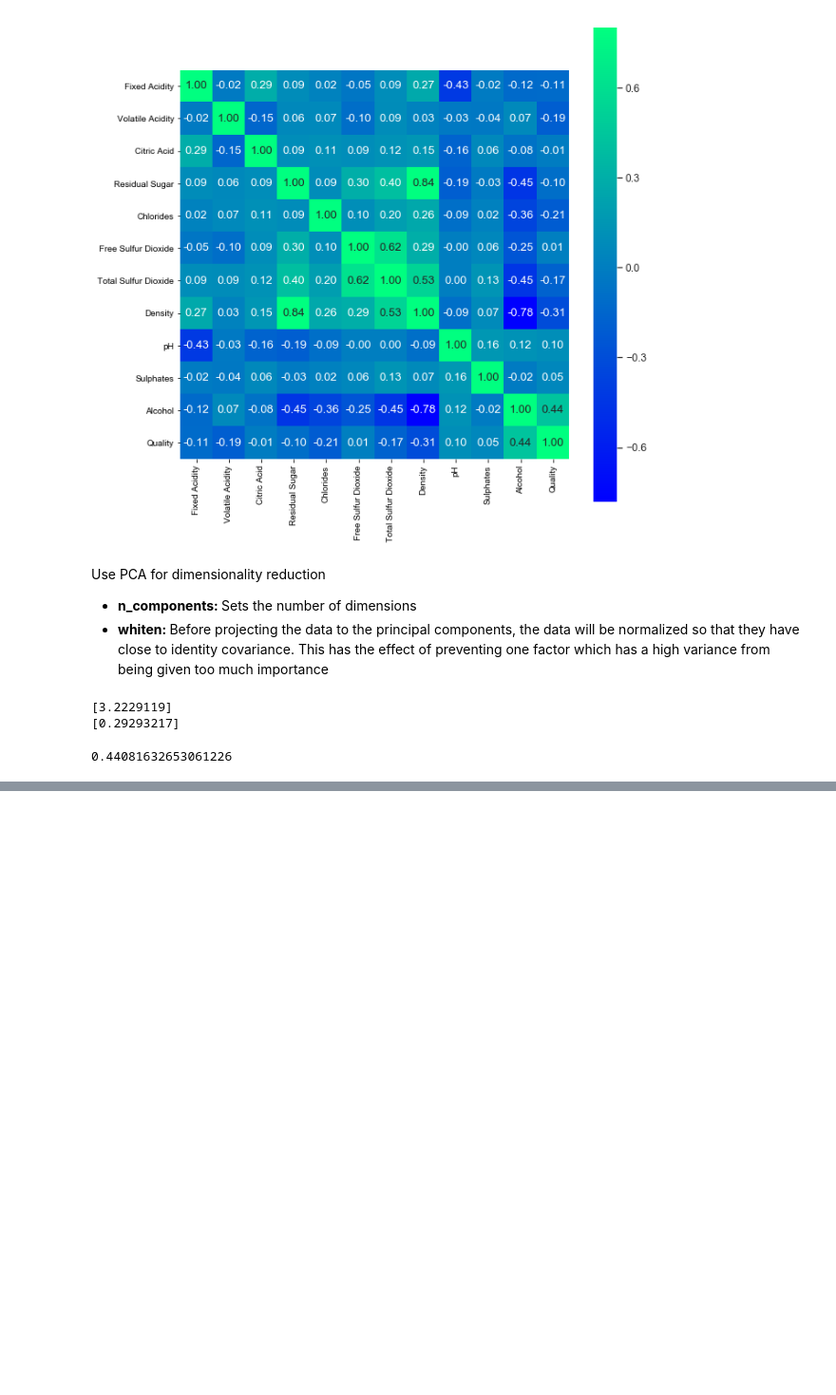
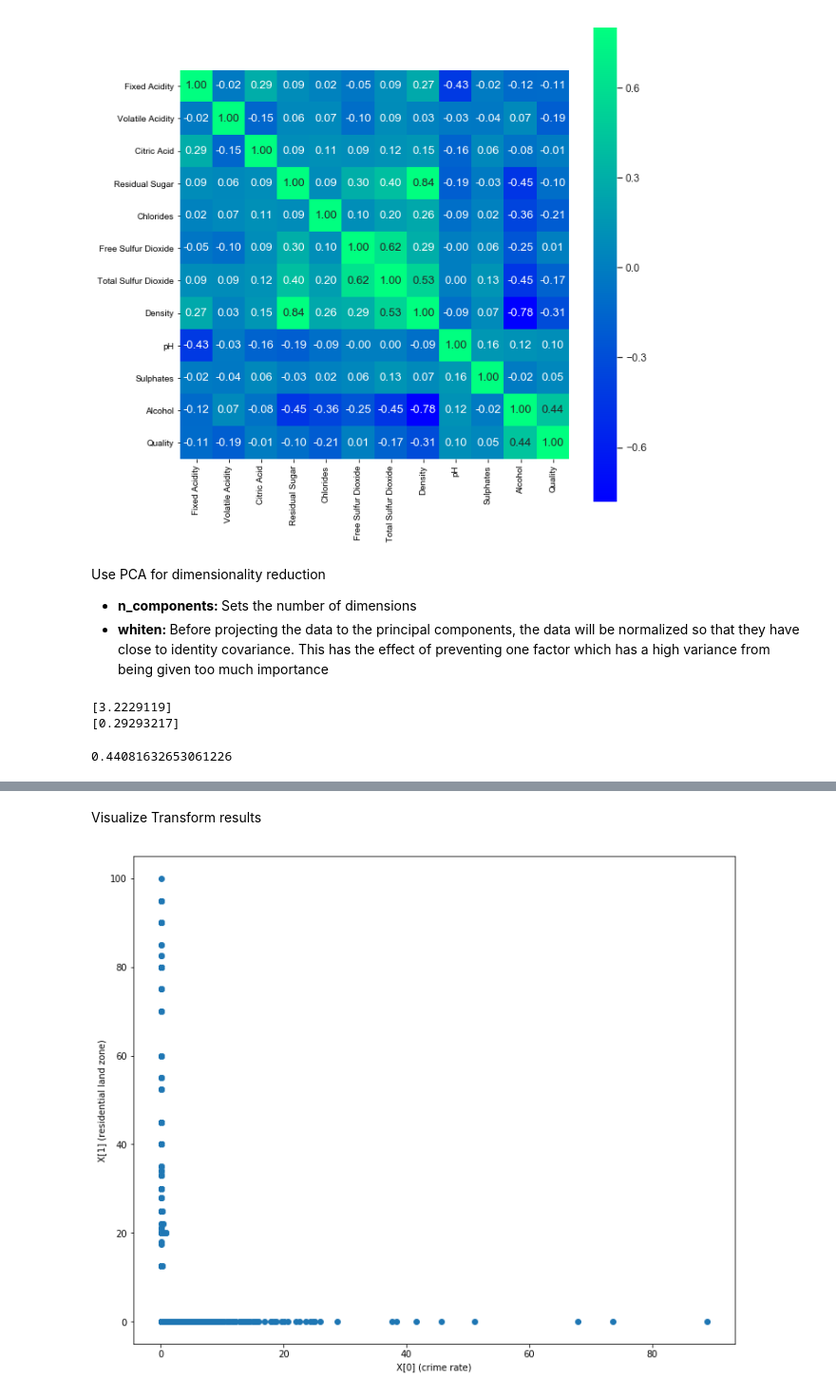
Before and after one commit to ceth-x86/datascience, a Jupyter notebook: scikit-learn/Dimensionality Reduction with PCA.ipynb, the cells around one changed output, grey strips where cells are left out. Shown at 95% size. Saved outputs shown, nothing was run; the diff lists cells and outputs as text; code cells hidden in the pictures; blank space fills up the shorter version.

```diff
--- a/scikit-learn/Dimensionality Reduction with PCA.ipynb
+++ b/scikit-learn/Dimensionality Reduction with PCA.ipynb
@@ -124,0 +242,26 @@ print(accuracy)
+# %%
+model_params = {}
+model_params['statsmodel_reg'] = build_model(ols_reg,
+                                             'Median Home Value',
+                                             FEATURES,
+                                             boston_df,
+                                             7,
+                                             True)
+model       = model_params['statsmodel_reg']['model']
+x_initial   = model_params['statsmodel_reg']['x_initial']
+x_transform = model_params['statsmodel_reg']['x_transform']
+x_train     = model_params['statsmodel_reg']['x_train']
+x_test      = model_params['statsmodel_reg']['x_test']
+y_train     = model_params['statsmodel_reg']['y_train']
+y_test      = model_params['statsmodel_reg']['y_test']
+y_pred      = model_params['statsmodel_reg']['y_pred']
+# %% [markdown]
+Visualize Transform results
+# %%
+fig, ax = plt.subplots(figsize = (12,10))
+
+ax.scatter(x_initial['crime rate'], x_initial['residential land zone'], cmap = 'Spectral')
+plt.xlabel('X[0] (crime rate)')
+plt.ylabel('X[1] (residential land zone)');
+# %% [output]
+[figure, added]
```
Also changed, not shown: parts of 81 cells of this notebook, 2 other files.
